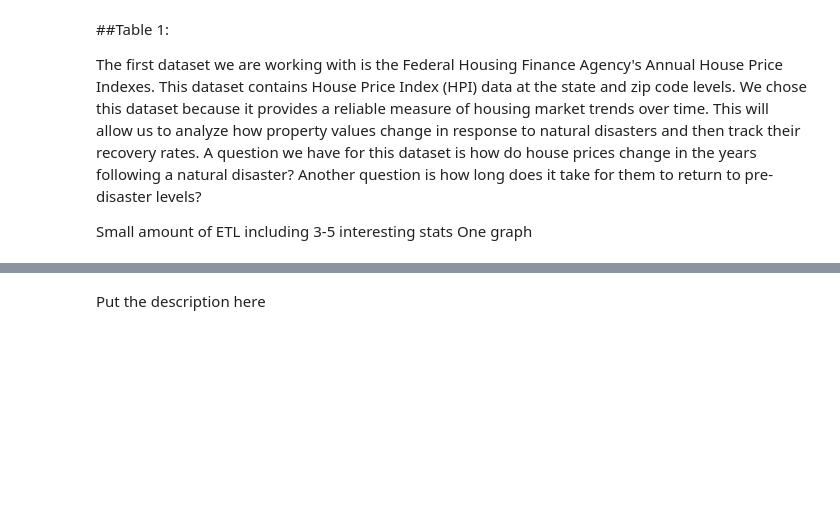
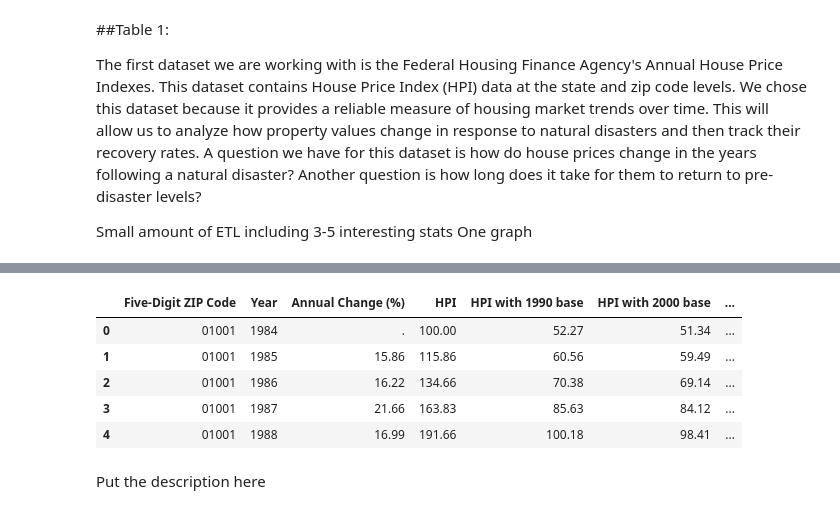
Before and after one commit to sofiadellarosa/FinalProjectDS, a Jupyter notebook: DSproject.ipynb, the cells around one changed output, grey strips where cells are left out. Cells and saved outputs as stored; diff of their text form; code cells hidden in the pictures; blank space fills up the shorter version.

```diff
--- a/DSproject.ipynb
+++ b/DSproject.ipynb
@@ -59,2 +56,27 @@ hpi_df.head()
+# %%
+# ONLY RUN THIS ONCE
+# hpi_df.reset_index(drop=True, inplace=True)
+# col 1: Five-Digit ZIP Code
+# col 2: Year
+# col 3: Annual Change (%)
+# col 4: HPI
+# Col 5: HPI with 1990 base
+# col 6: HPI with 2000 base
+
+hpi_df = hpi_df.iloc[5:].reset_index(drop=True) # Drop the first 5 rows (index 0 to 4), which contain metadata or unwanted information
+hpi_df.columns = hpi_df.iloc[0] # Set the 5th row (now at index 0) as the column headers
+
+hpi_df = hpi_df.drop(index=0) # Drop the first row since it is now used as the header
+
+hpi_df = hpi_df.reset_index(drop=True) # Reset the index to ensure it starts from 0
+
+#hpi_df.head()
+# %% [output]
+|  | Five-Digit ZIP Code | Year | Annual Change (%) | HPI | HPI with 1990 base | HPI with 2000 base | ... |
+| 0 | 01001 | 1984 | . | 100.00 | 52.27 | 51.34 | ... |
+| 1 | 01001 | 1985 | 15.86 | 115.86 | 60.56 | 59.49 | ... |
+| 2 | 01001 | 1986 | 16.22 | 134.66 | 70.38 | 69.14 | ... |
+| 3 | 01001 | 1987 | 21.66 | 163.83 | 85.63 | 84.12 | ... |
+| 4 | 01001 | 1988 | 16.99 | 191.66 | 100.18 | 98.41 | ... |
 # %% [markdown]
 Put the description here
```
Also changed, not shown: parts of 6 cells of this notebook.
